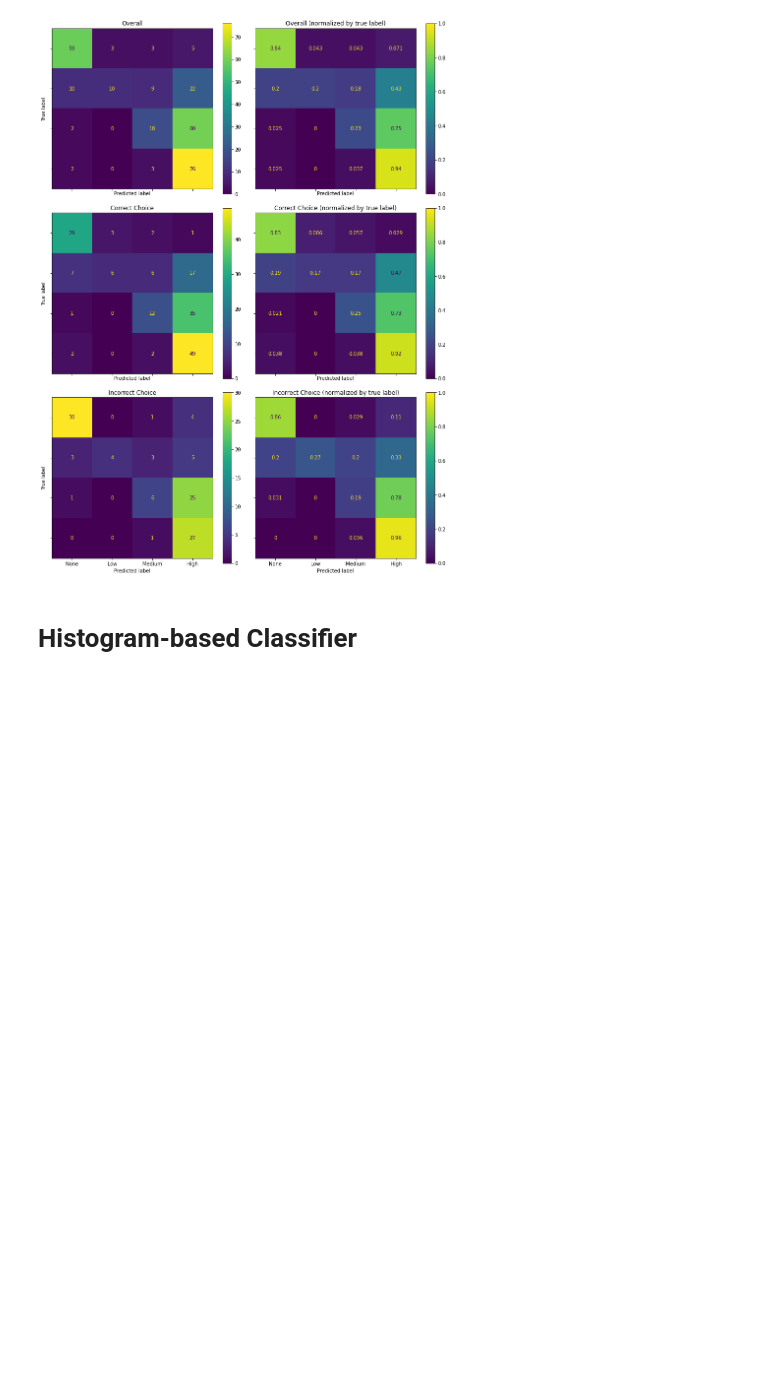
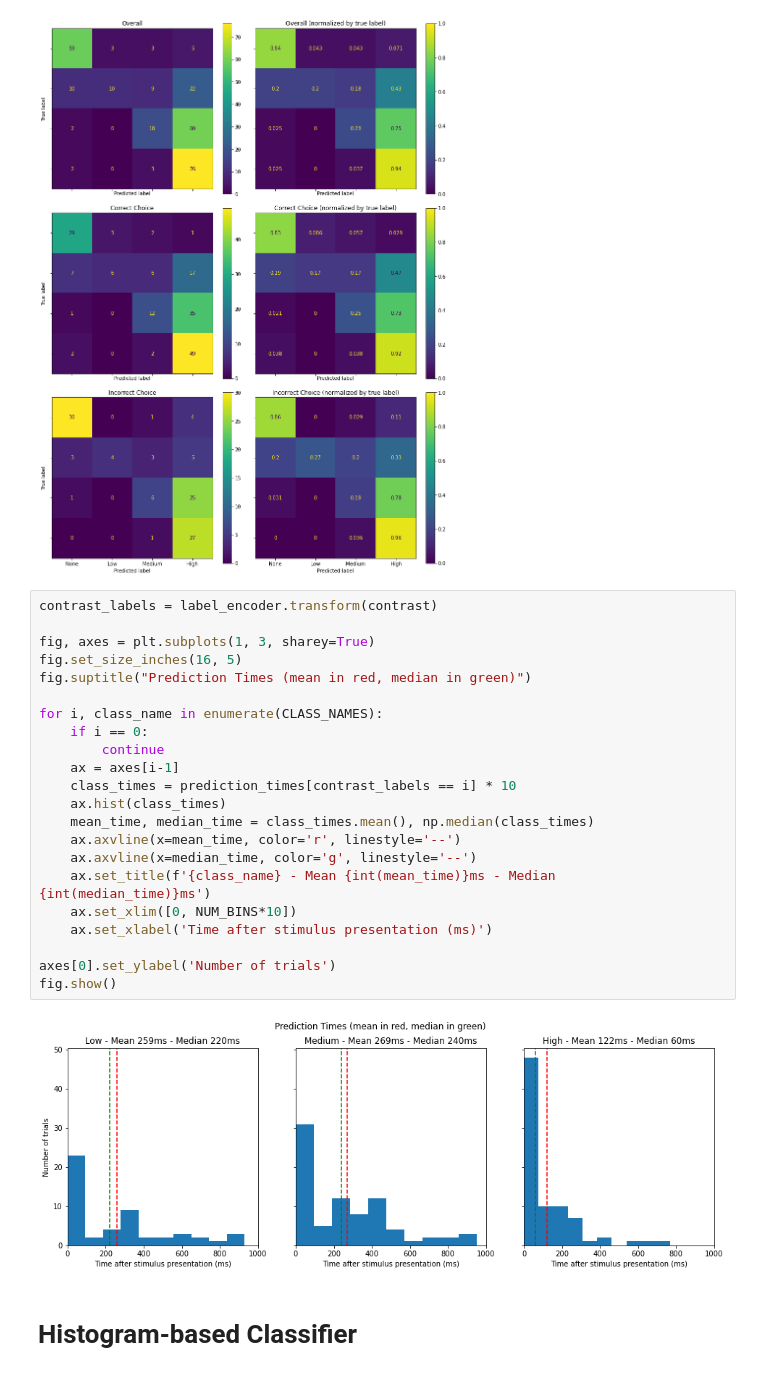
Before and after one commit to sjawhar/nma2020-steinmetz-project, a Jupyter notebook: notebooks/decoders.ipynb, the cells around one changed output. Drawn from its saved outputs; the diff is of its cells as text; blank space fills up the shorter version.

```diff
--- a/notebooks/decoders.ipynb
+++ b/notebooks/decoders.ipynb
@@ -233,6 +235,30 @@ for i, (perf, title) in enumerate(data):
     ax.set_yticklabels([])
 # %% [output]
 [figure]
+# %%
+contrast_labels = label_encoder.transform(contrast)
+
+fig, axes = plt.subplots(1, 3, sharey=True)
+fig.set_size_inches(16, 5)
+fig.suptitle("Prediction Times (mean in red, median in green)")
+
+for i, class_name in enumerate(CLASS_NAMES):
+    if i == 0:
+        continue
+    ax = axes[i-1]
+    class_times = prediction_times[contrast_labels == i] * 10
+    ax.hist(class_times)
+    mean_time, median_time = class_times.mean(), np.median(class_times)
+    ax.axvline(x=mean_time, color='r', linestyle='--')
+    ax.axvline(x=median_time, color='g', linestyle='--')
+    ax.set_title(f'{class_name} - Mean {int(mean_time)}ms - Median {int(median_time)}ms')
+    ax.set_xlim([0, NUM_BINS*10])
+    ax.set_xlabel('Time after stimulus presentation (ms)')
+
+axes[0].set_ylabel('Number of trials')
+fig.show()
+# %% [output]
+[figure, added]
 # %% [markdown]
 # Histogram-based Classifier
 # %%
```
Also changed, not shown: parts of 4 cells of this notebook.
